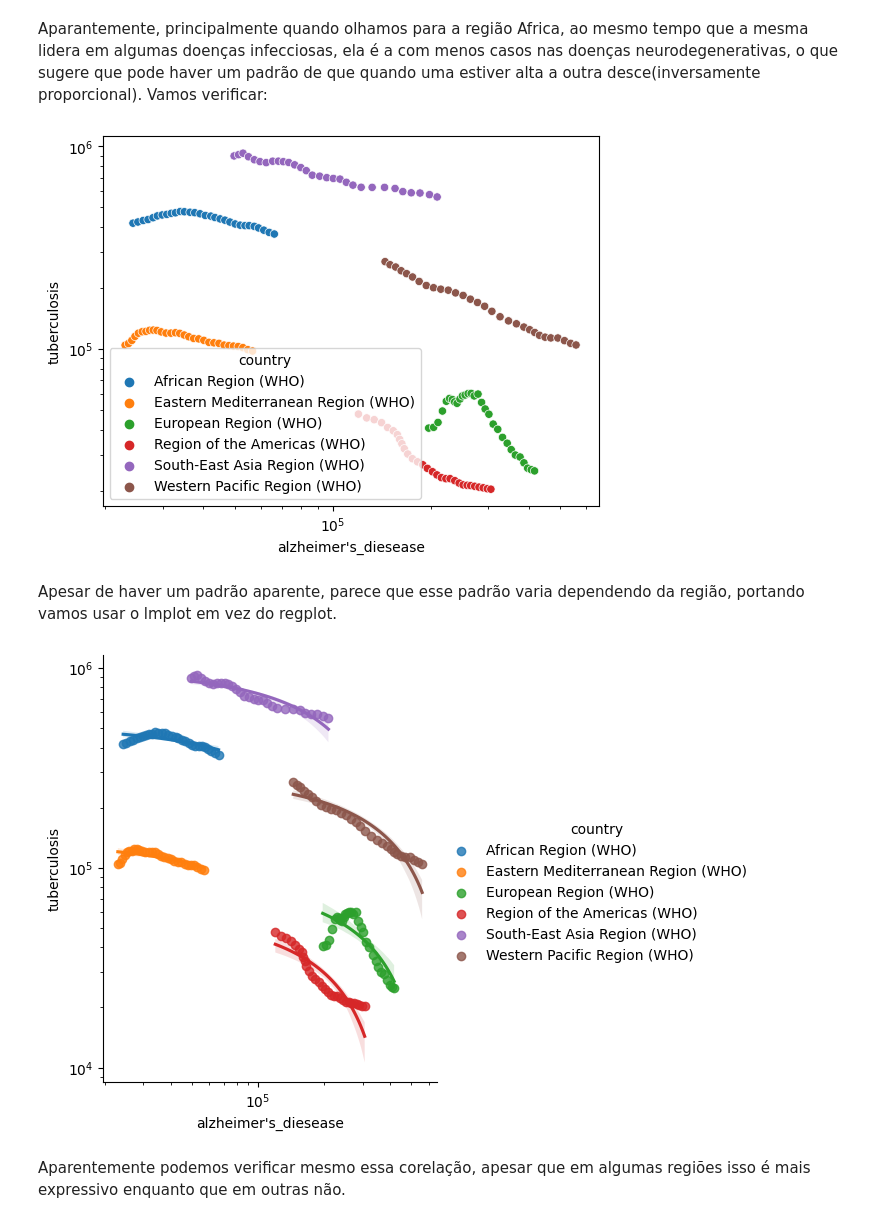
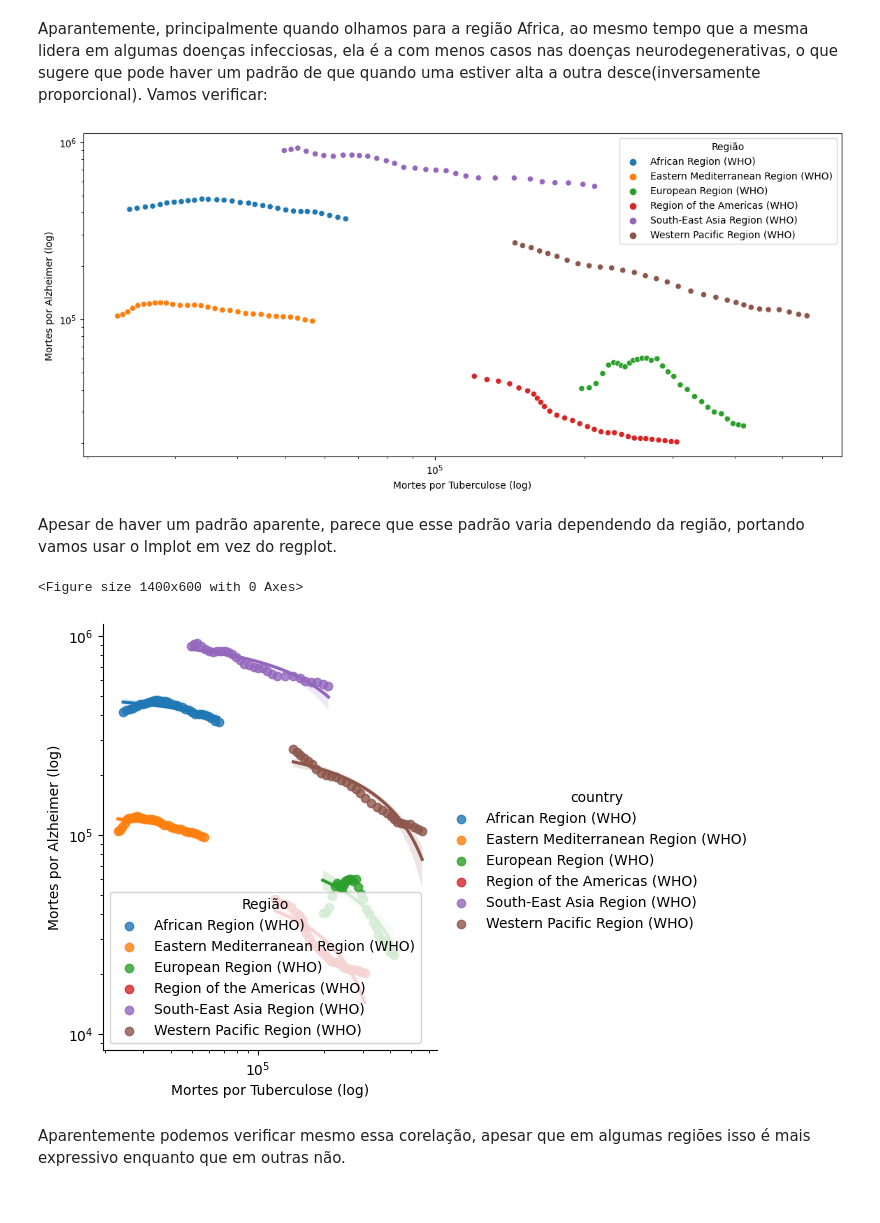
Before and after one commit to phbonamin/Analise_de_Mortalidade_Mundial-1990-2019-, a Jupyter notebook: Analise_de_Mortalidade_Mundial(1990-2019).ipynb, the cells around one changed output. Drawn from its saved outputs; the diff is of its cells as text; code cells hidden in the pictures.

```diff
--- a/Analise_de_Mortalidade_Mundial(1990-2019).ipynb
+++ b/Analise_de_Mortalidade_Mundial(1990-2019).ipynb
@@ -259,15 +299,24 @@ De fato, houve uma correlação entre ambas, provavelmente ligado ao fato que am
 # %% [markdown]
 Aparantemente, principalmente quando olhamos para a região Africa, ao mesmo tempo que a mesma lidera em algumas doenças infecciosas, ela é a com menos casos nas doenças neurodegenerativas, o que sugere que pode haver um padrão de que quando uma estiver alta a outra desce(inversamente proporcional). Vamos verificar:
 # %%
+plt.figure(figsize = (14,6))
 _ = sns.scatterplot(data = WHO, y = "tuberculosis", x = "alzheimer's_diesease", hue = "country").set(xscale="log", yscale="log")
+_ = plt.xlabel("Mortes por Tuberculose (log)")
+_ = plt.ylabel("Mortes por Alzheimer (log)")
+_ = plt.legend(title = "Região")
 # %% [output]
-[figure, old version]
+[figure, new version]
 # %% [markdown]
 Apesar de haver um padrão aparente, parece que esse padrão varia dependendo da região, portando vamos usar o lmplot em vez do regplot.
 # %%
+plt.figure(figsize = (14,6))
 _  = sns.lmplot( data = WHO, y = "tuberculosis", x = "alzheimer's_diesease", hue = "country").set(xscale="log", yscale="log")
+_ = plt.xlabel("Mortes por Tuberculose (log)")
+_ = plt.ylabel("Mortes por Alzheimer (log)")
+_ = plt.legend(title = "Região")
 # %% [output]
+<Figure size 1400x600 with 0 Axes>
-[figure, old version]
+[figure, new version]
 # %% [markdown]
 Aparentemente podemos verificar mesmo essa corelação, apesar que em algumas regiões isso é mais expressivo enquanto que em outras não.
 # %% [markdown]
```
Also changed, not shown: parts of 26 cells of this notebook.
